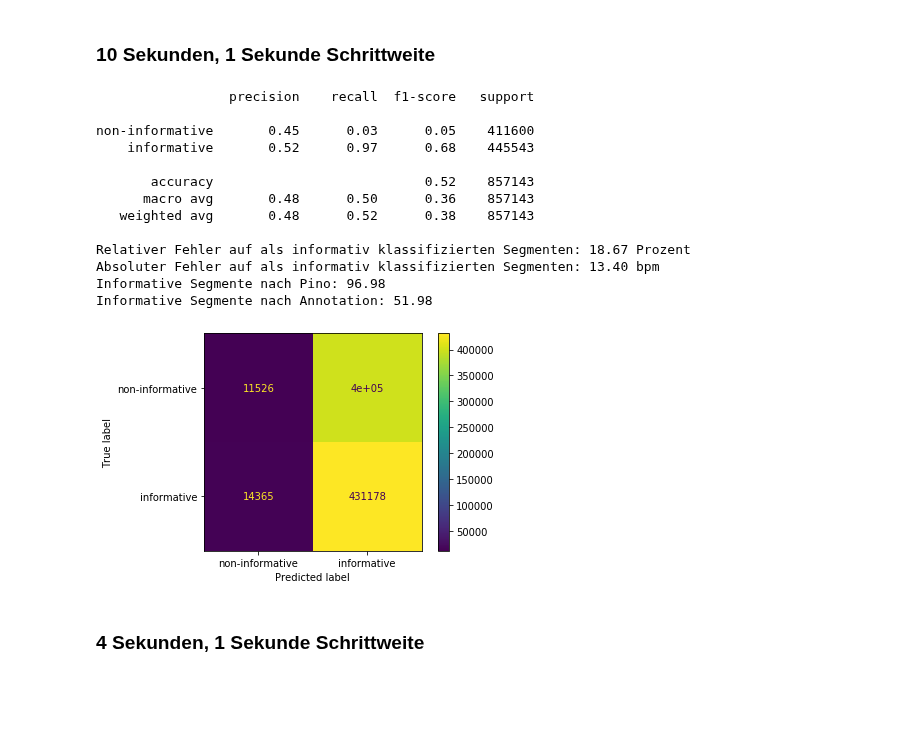
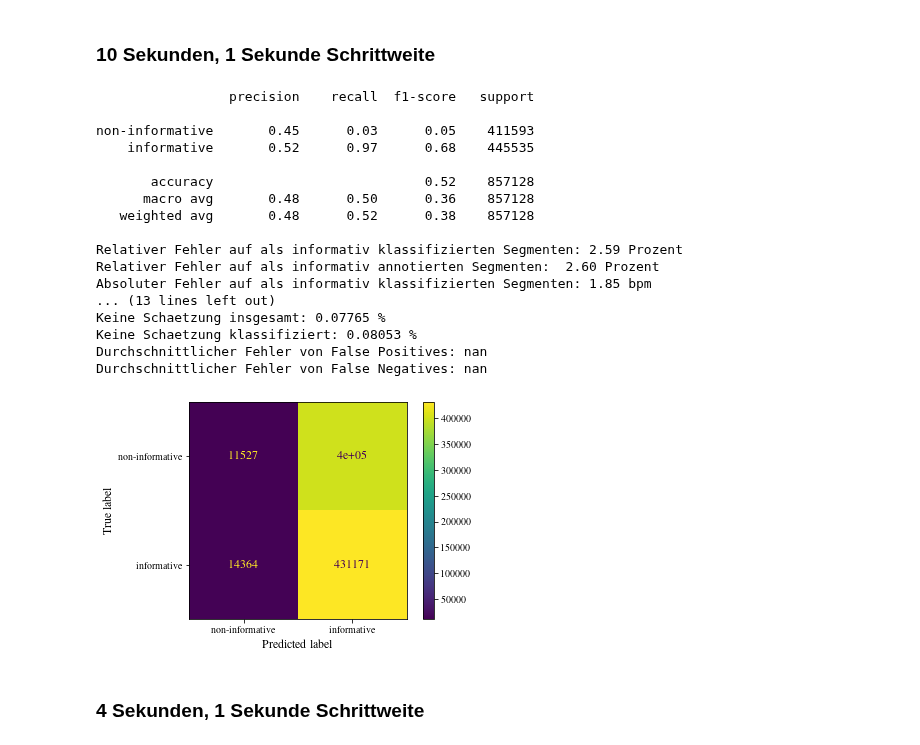
Before and after one commit to Zianor/Bachelorarbeit, a Jupyter notebook: Implementation/src/notebooks/estimator_results.ipynb, the cells around one changed output. Drawn from its saved outputs; the diff is of its cells as text; code cells hidden in the pictures; blank space fills up the shorter version.

```diff
--- a/Implementation/src/notebooks/estimator_results.ipynb
+++ b/Implementation/src/notebooks/estimator_results.ipynb
@@ -1,9 +1,14 @@
 # %%
 import estimators
+import utils
 
 import seaborn as sn
 from sklearn.metrics import confusion_matrix, classification_report, ConfusionMatrixDisplay
 import matplotlib.pyplot as plt
+
+plt.rcParams.update(utils.get_plt_settings())
+
+save=True
 # %% [markdown]
 # Brüser
 
@@ -47,32 +59,39 @@ Informative Segmente nach Annotation: 51.98
 # %%
 pino = estimators.PinoMinMaxStd()
 predicted = pino.predict_all_labels()
 labels = pino.target
 class_names = ['non-informative', 'informative']
 coverage = len(predicted[predicted])/len(predicted.index)*100
 coverage_annotated = len(labels[labels])/len(labels.index)*100
 
 ConfusionMatrixDisplay(confusion_matrix(labels, predicted), display_labels=class_names).plot()
 print(classification_report(labels, predicted, target_names=class_names))
-print("Relativer Fehler auf als informativ klassifizierten Segmenten: %.2f Prozent" % pino.get_mean_error_rel(brueser.target.index, predicted))
-print("Absoluter Fehler auf als informativ klassifizierten Segmenten: %.2f bpm" % pino.get_mean_error_abs(brueser.target.index, predicted))
+print("Relativer Fehler auf als informativ klassifizierten Segmenten: %.2f Prozent" % pino.get_mean_error_rel(pino.target.index, predicted))
+print("Relativer Fehler auf als informativ annotierten Segmenten:  %.2f Prozent" % pino.get_mean_error_rel(pino.target.index))
+print("Absoluter Fehler auf als informativ klassifizierten Segmenten: %.2f bpm" % pino.get_mean_error_abs(pino.target.index, predicted))
+print("Absoluter Fehler auf als informativ annotierten Segmenten:  %.2f Prozent" % pino.get_mean_error_abs(pino.target.index))
 print("Informative Segmente nach Pino: %.2f" % coverage)
 print("Informative Segmente nach Annotation: %.2f" % coverage_annotated)
+pino.print_model_test_report()
 # %% [output]
                  precision    recall  f1-score   support
 
-non-informative       0.45      0.03      0.05    411600
-    informative       0.52      0.97      0.68    445543
+non-informative       0.45      0.03      0.05    411593
+    informative       0.52      0.97      0.68    445535
 
-       accuracy                           0.52    857143
-      macro avg       0.48      0.50      0.36    857143
-   weighted avg       0.48      0.52      0.38    857143
+       accuracy                           0.52    857128
+      macro avg       0.48      0.50      0.36    857128
+   weighted avg       0.48      0.52      0.38    857128
 
-Relativer Fehler auf als informativ klassifizierten Segmenten: 18.67 Prozent
-Absoluter Fehler auf als informativ klassifizierten Segmenten: 13.40 bpm
-Informative Segmente nach Pino: 96.98
-Informative Segmente nach Annotation: 51.98
+Relativer Fehler auf als informativ klassifizierten Segmenten: 2.59 Prozent
+Relativer Fehler auf als informativ annotierten Segmenten:  2.60 Prozent
+Absoluter Fehler auf als informativ klassifizierten Segmenten: 1.85 bpm
+... (13 lines left out)
+Keine Schaetzung insgesamt: 0.07765 %
+Keine Schaetzung klassifiziert: 0.08053 %
+Durchschnittlicher Fehler von False Positives: nan
+Durchschnittlicher Fehler von False Negatives: nan
-[figure, old version]
+[figure, new version]
 # %% [markdown]
 ### 4 Sekunden, 1 Sekunde Schrittweite
 # %%
```
Also changed, not shown: parts of 13 cells of this notebook, 2 other files.
